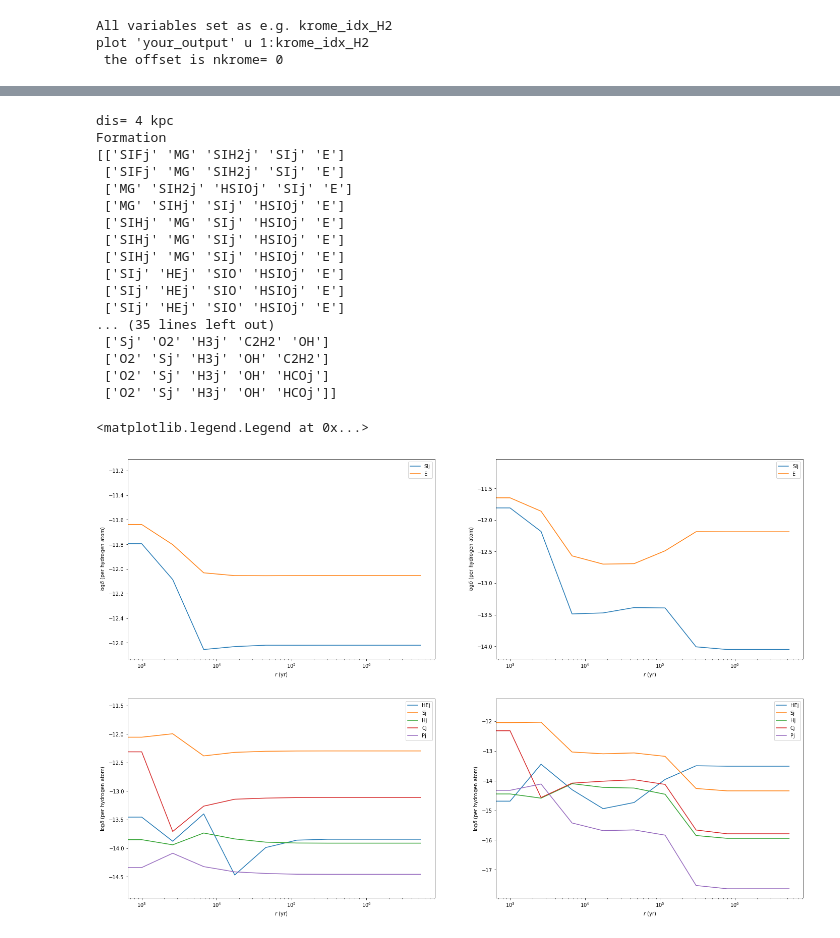
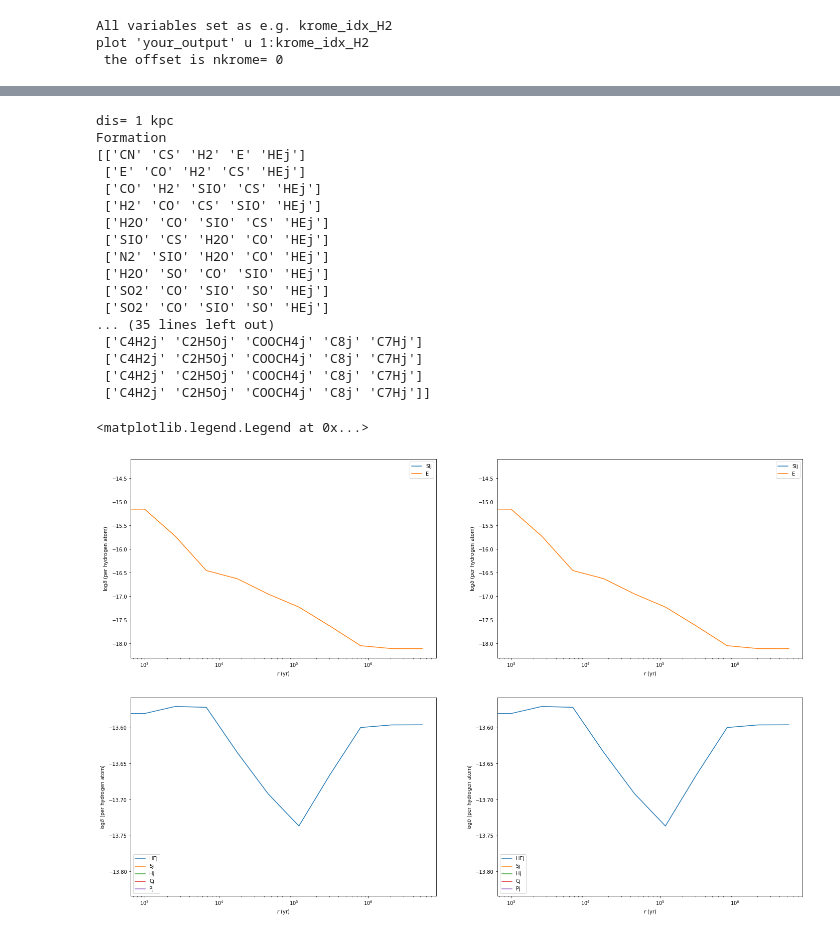
Before and after one commit to slowdivePTG/X-ray-chemistry, a Jupyter notebook: KROME/AGN/data/Trace.ipynb, the cells around one changed output, grey strips where cells are left out. Cells and saved outputs as stored; diff of their text form; code cells hidden in the pictures.

```diff
--- a/KROME/AGN/data/Trace.ipynb
+++ b/KROME/AGN/data/Trace.ipynb
@@ -88,5 +88,4 @@ l = len(tr_raw[0])
 tr = np.array(tr_raw).reshape(8,int(l/453),453,454)
 t_data = []
 for i in range(8):
-    t_data.append(tr[i, :, krome_idx_SI-1, :])
-t_data[0]
+    t_data.append(tr[i, :, krome_idx_HE-1, :])
@@ -107,37 +92,37 @@ array([[0.00000000e+00, 1.50775063e-11, 1.05561055e-37, ...,
 # %%
-info(t_data, 4, 8)
+info(t_data, 1, 8)
 # %% [output]
-dis= 4 kpc
+dis= 1 kpc
 Formation
-[['SIFj' 'MG' 'SIH2j' 'SIj' 'E']
- ['SIFj' 'MG' 'SIH2j' 'SIj' 'E']
- ['MG' 'SIH2j' 'HSIOj' 'SIj' 'E']
- ['MG' 'SIHj' 'SIj' 'HSIOj' 'E']
- ['SIHj' 'MG' 'SIj' 'HSIOj' 'E']
- ['SIHj' 'MG' 'SIj' 'HSIOj' 'E']
- ['SIHj' 'MG' 'SIj' 'HSIOj' 'E']
- ['SIj' 'HEj' 'SIO' 'HSIOj' 'E']
- ['SIj' 'HEj' 'SIO' 'HSIOj' 'E']
- ['SIj' 'HEj' 'SIO' 'HSIOj' 'E']
+[['CN' 'CS' 'H2' 'E' 'HEj']
+ ['E' 'CO' 'H2' 'CS' 'HEj']
+ ['CO' 'H2' 'SIO' 'CS' 'HEj']
+ ['H2' 'CO' 'CS' 'SIO' 'HEj']
+ ['H2O' 'CO' 'SIO' 'CS' 'HEj']
+ ['SIO' 'CS' 'H2O' 'CO' 'HEj']
+ ['N2' 'SIO' 'H2O' 'CO' 'HEj']
+ ['H2O' 'SO' 'CO' 'SIO' 'HEj']
+ ['SO2' 'CO' 'SIO' 'SO' 'HEj']
+ ['SO2' 'CO' 'SIO' 'SO' 'HEj']
 ... (35 lines left out)
- ['Sj' 'O2' 'H3j' 'C2H2' 'OH']
- ['O2' 'Sj' 'H3j' 'OH' 'C2H2']
- ['O2' 'Sj' 'H3j' 'OH' 'HCOj']
- ['O2' 'Sj' 'H3j' 'OH' 'HCOj']]
+ ['C4H2j' 'C2H5Oj' 'COOCH4j' 'C8j' 'C7Hj']
+ ['C4H2j' 'C2H5Oj' 'COOCH4j' 'C8j' 'C7Hj']
+ ['C4H2j' 'C2H5Oj' 'COOCH4j' 'C8j' 'C7Hj']
+ ['C4H2j' 'C2H5Oj' 'COOCH4j' 'C8j' 'C7Hj']]
 # %%
-plt.figure(figsize=(24,16))
+ax = plt.figure(figsize=(24,16))
 plt.subplot(221)
 draw_evo(t_data[2], 'SIj', 'E')
 plt.legend()
 plt.subplot(222)
 draw_evo(t_data[3], 'SIj', 'E')
 plt.legend()
 plt.subplot(223)
 draw_evo(t_data[2], 'HEj', 'Sj', 'Hj', 'Cj', 'Pj')
 plt.legend()
 plt.subplot(224)
 draw_evo(t_data[3], 'HEj', 'Sj', 'Hj', 'Cj', 'Pj')
 plt.legend()
 # %% [output]
 <matplotlib.legend.Legend at 0x...>
-[figure, old version]
+[figure, new version]
```
Also changed, not shown: parts of 1 cell of this notebook, 4 other files.
